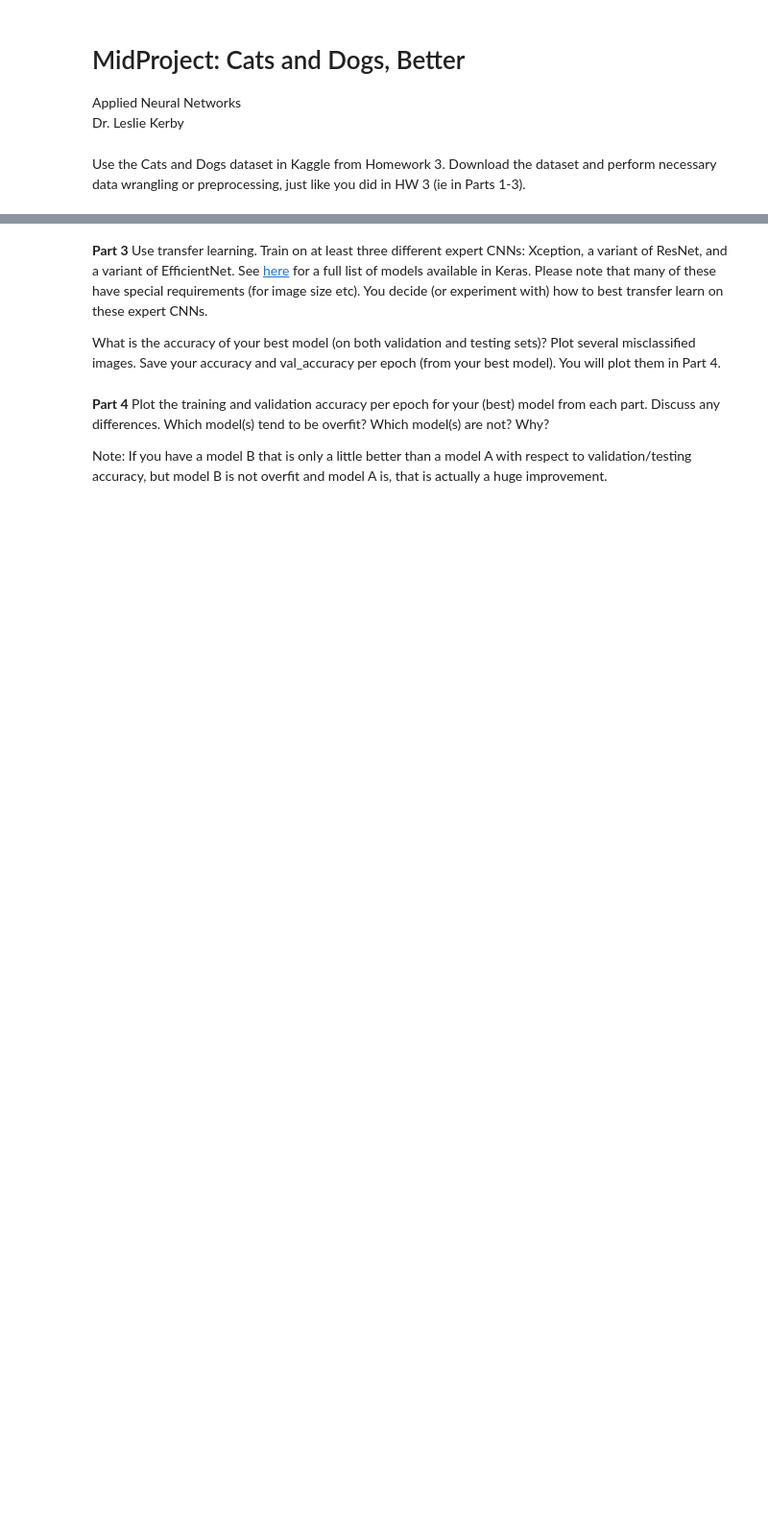
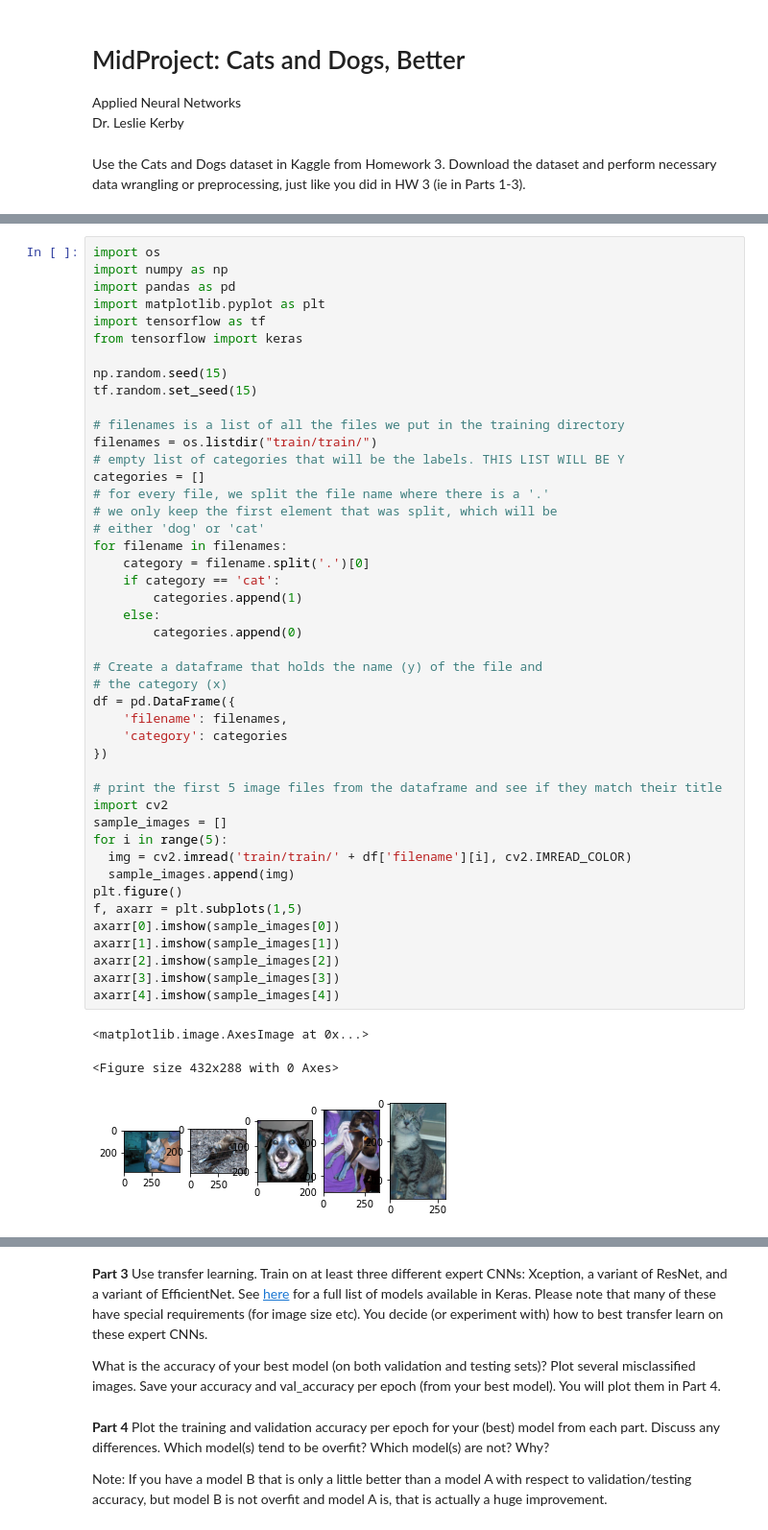
Before and after one commit to NeymanThomas/4499-Assignments, a Jupyter notebook: Mid-Project/MidProject.ipynb, the cells around one changed output, grey strips where cells are left out. Shown: that part at 96% size. Saved outputs shown, nothing was run; the diff lists cells and outputs as text; blank space fills up the shorter version.

```diff
--- a/Mid-Project/MidProject.ipynb
+++ b/Mid-Project/MidProject.ipynb
@@ -29,0 +83,49 @@ Save your accuracy and val_accuracy each epoch. You will plot them in Part 4.
+# %%
+import os
+import numpy as np
+import pandas as pd
+import matplotlib.pyplot as plt
+import tensorflow as tf
+from tensorflow import keras
+
+np.random.seed(15)
+tf.random.set_seed(15)
+
+# filenames is a list of all the files we put in the training directory
+filenames = os.listdir("train/train/")
+# empty list of categories that will be the labels. THIS LIST WILL BE Y
+categories = []
+# for every file, we split the file name where there is a '.'
+# we only keep the first element that was split, which will be
+# either 'dog' or 'cat'
+for filename in filenames:
+    category = filename.split('.')[0]
+    if category == 'cat':
+        categories.append(1)
+    else:
+        categories.append(0)
+
+# Create a dataframe that holds the name (y) of the file and
+# the category (x)
+df = pd.DataFrame({
+    'filename': filenames,
+    'category': categories
+})
+
+# print the first 5 image files from the dataframe and see if they match their title
+import cv2
+sample_images = []
+for i in range(5):
+  img = cv2.imread('train/train/' + df['filename'][i], cv2.IMREAD_COLOR)
+  sample_images.append(img)
+plt.figure()
+f, axarr = plt.subplots(1,5)
+axarr[0].imshow(sample_images[0])
+axarr[1].imshow(sample_images[1])
+axarr[2].imshow(sample_images[2])
+axarr[3].imshow(sample_images[3])
+axarr[4].imshow(sample_images[4])
+# %% [output]
+<matplotlib.image.AxesImage at 0x...>
+<Figure size 432x288 with 0 Axes>
+[figure, added]
```
Also changed, not shown: parts of 21 cells of this notebook.
